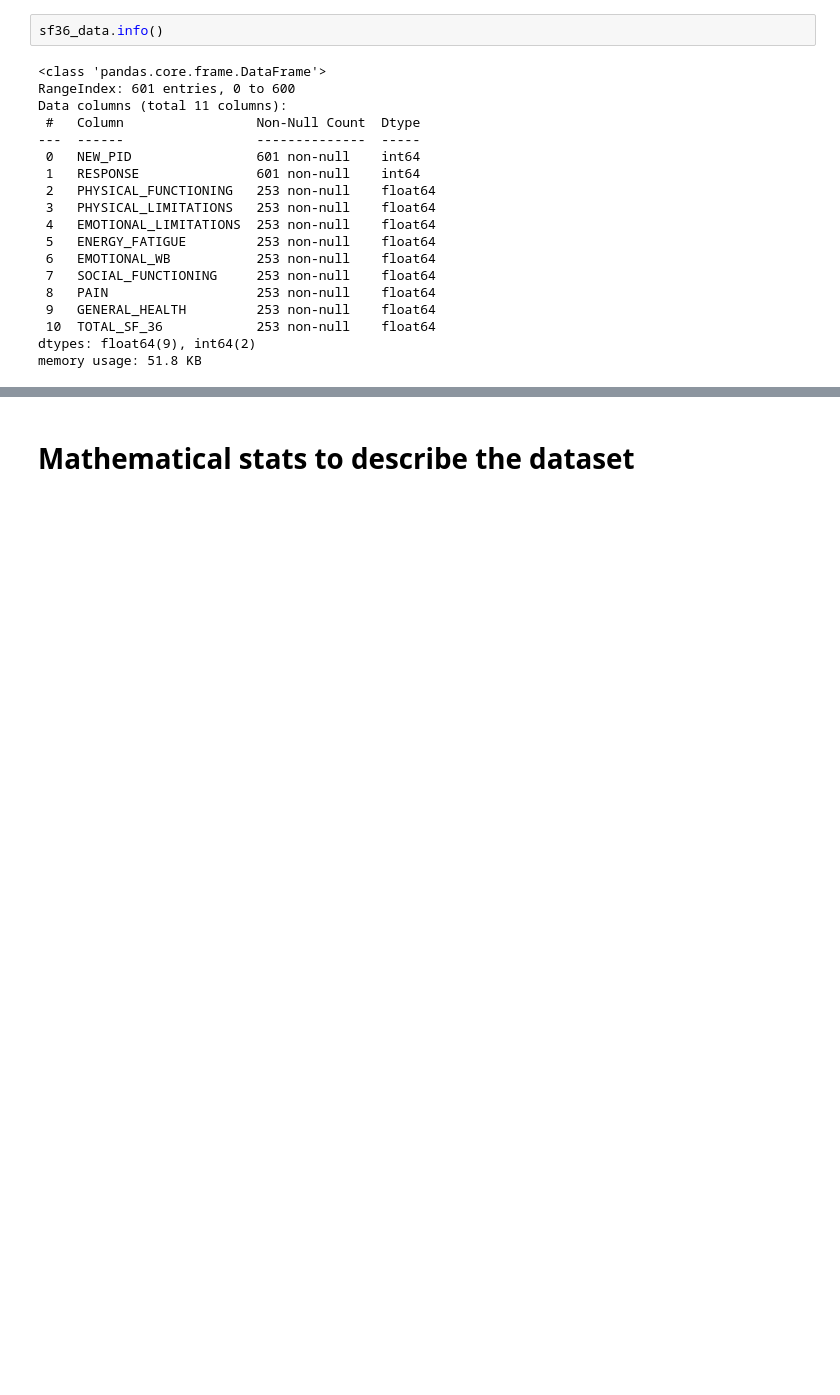
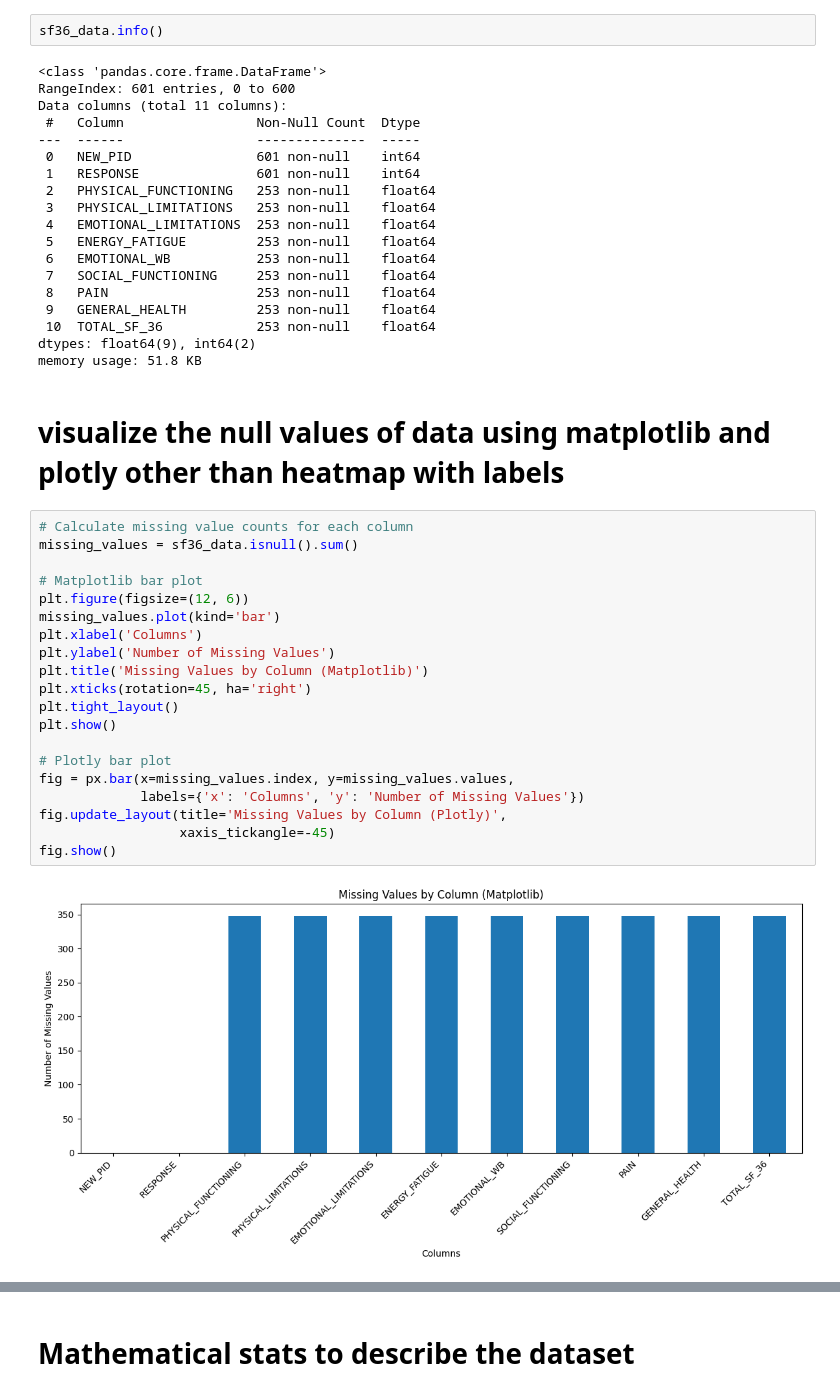
Before and after one commit to awaiskhan005/DATA-SCIENCE-AND-AI-, a Jupyter notebook: Data_analysis_and_preprocesssing_of_SF_36.ipynb, the cells around one changed output, grey strips where cells are left out. Cells and saved outputs as stored; diff of their text form; blank space fills up the shorter version.

```diff
--- a/Data_analysis_and_preprocesssing_of_SF_36.ipynb
+++ b/Data_analysis_and_preprocesssing_of_SF_36.ipynb
@@ -65,3 +65,27 @@ Data columns (total 11 columns):
  10  TOTAL_SF_36            253 non-null    float64
 dtypes: float64(9), int64(2)
 memory usage: 51.8 KB
+# %% [markdown]
+# visualize the null values of data using matplotlib and plotly other than heatmap with labels
+# %%
+# Calculate missing value counts for each column
+missing_values = sf36_data.isnull().sum()
+
+# Matplotlib bar plot
+plt.figure(figsize=(12, 6))
+missing_values.plot(kind='bar')
+plt.xlabel('Columns')
+plt.ylabel('Number of Missing Values')
+plt.title('Missing Values by Column (Matplotlib)')
+plt.xticks(rotation=45, ha='right')
+plt.tight_layout()
+plt.show()
+
+# Plotly bar plot
+fig = px.bar(x=missing_values.index, y=missing_values.values,
+             labels={'x': 'Columns', 'y': 'Number of Missing Values'})
+fig.update_layout(title='Missing Values by Column (Plotly)',
+                  xaxis_tickangle=-45)
+fig.show()
+# %% [output]
+[figure, added]
```
Also changed, not shown: parts of 1 cell of this notebook.
